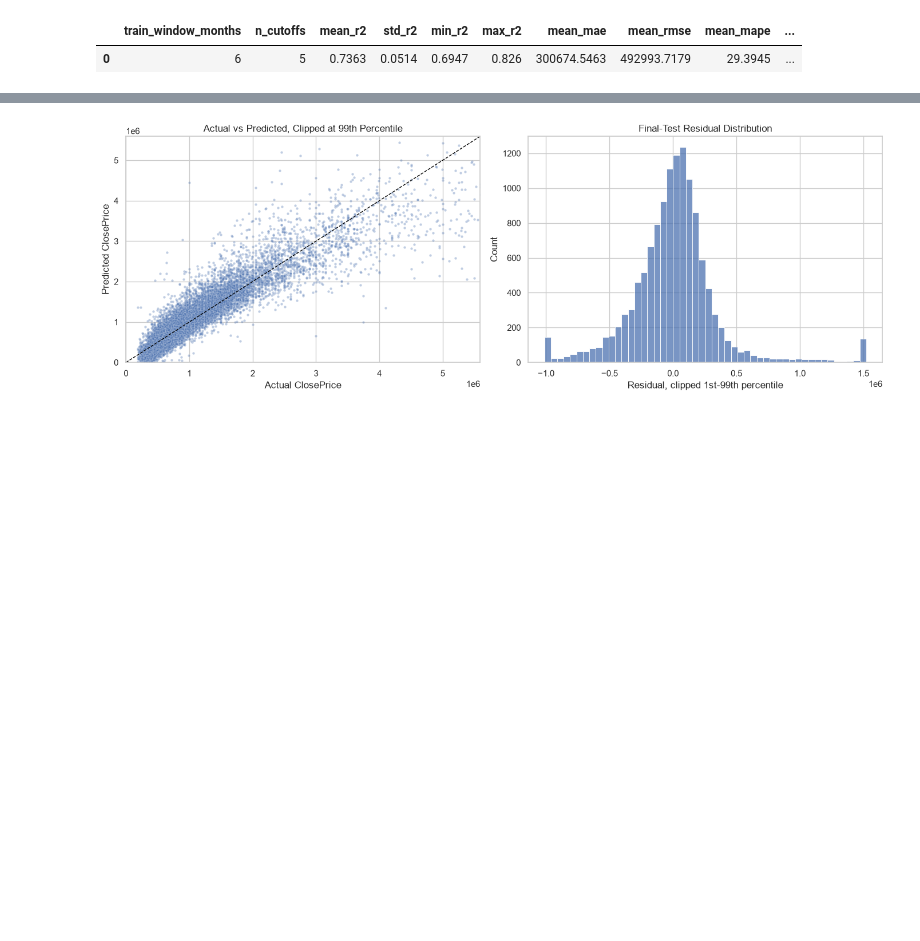
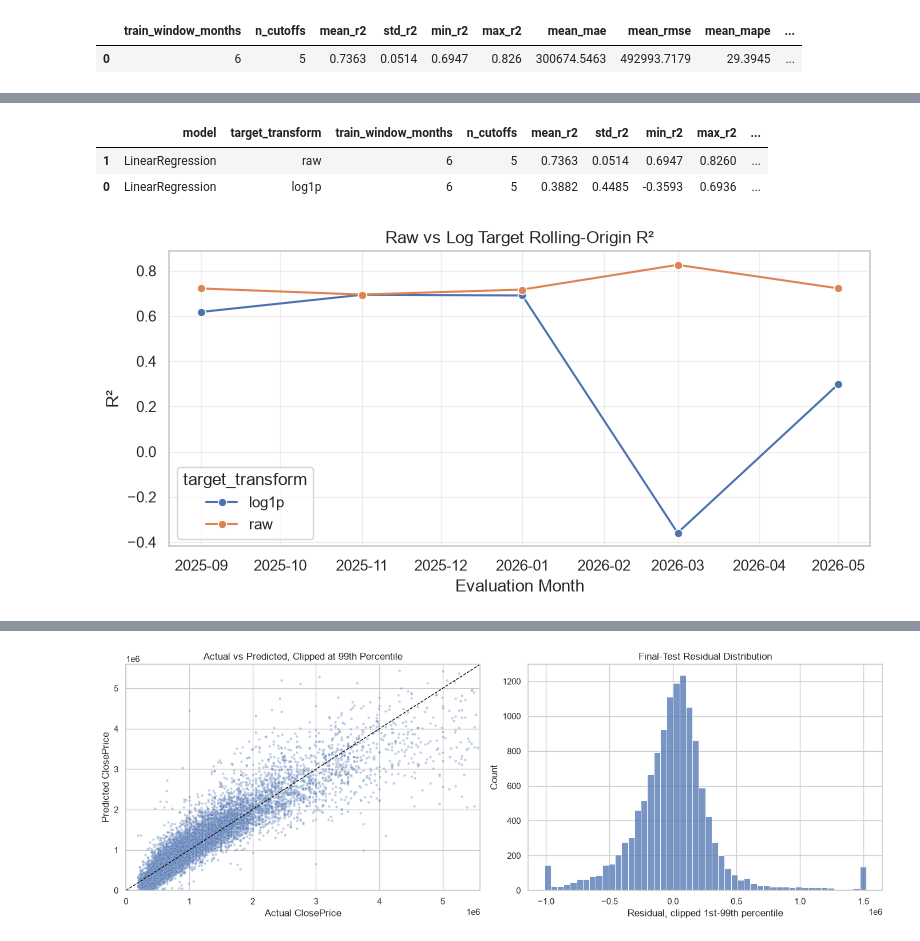
Before and after one commit to syp4137/idx-california-price-prediction, a Jupyter notebook: notebooks/03_baseline_model.ipynb, the cells around one changed output, grey strips where cells are left out. Drawn from its saved outputs; the diff is of its cells as text; code cells hidden in the pictures; blank space fills up the shorter version.

```diff
--- a/notebooks/03_baseline_model.ipynb
+++ b/notebooks/03_baseline_model.ipynb
@@ -316,0 +338,46 @@ display(stability_summary.round(4))
+# %%
+target_transform_results = pd.DataFrame(
+    run_historical_fold(plan_row, target_transform=target_transform)
+    for target_transform in ["raw", "log1p"]
+    for _, plan_row in historical_plan.iterrows()
+).sort_values(["target_transform", "eval_month"])
+
+target_transform_summary = (
+    target_transform_results
+    .groupby(["model", "target_transform", "train_window_months"], as_index=False)
+    .agg(
+        n_cutoffs=("eval_month", "nunique"),
+        mean_r2=("r2", "mean"),
+        std_r2=("r2", "std"),
+        min_r2=("r2", "min"),
+        max_r2=("r2", "max"),
+        mean_mae=("mae", "mean"),
+        mean_rmse=("rmse", "mean"),
+        mean_mape=("mape", "mean"),
+        mean_mdape=("mdape", "mean"),
+        std_mdape=("mdape", "std"),
+    )
+    .sort_values("mean_r2", ascending=False)
+)
+
+target_transform_results.to_csv(OUTPUT_DIR / "target_transform_rolling_origin_results.csv", index=False)
+target_transform_summary.to_csv(OUTPUT_DIR / "target_transform_summary.csv", index=False)
+
+display(target_transform_summary.round(4))
+
+target_plot_df = target_transform_results.copy()
+target_plot_df["eval_month_date"] = pd.to_datetime(target_plot_df["eval_month"])
+
+plt.figure(figsize=(8, 4))
+sns.lineplot(data=target_plot_df, x="eval_month_date", y="r2", hue="target_transform", marker="o")
+plt.title("Raw vs Log Target Rolling-Origin R²")
+plt.xlabel("Evaluation Month")
+plt.ylabel("R²")
+plt.grid(alpha=0.3)
+plt.tight_layout()
+plt.show()
+# %% [output]
+|  | model | target_transform | train_window_months | n_cutoffs | mean_r2 | std_r2 | min_r2 | max_r2 | ... |
+| 1 | LinearRegression | raw | 6 | 5 | 0.7363 | 0.0514 | 0.6947 | 0.8260 | ... |
+| 0 | LinearRegression | log1p | 6 | 5 | 0.3882 | 0.4485 | -0.3593 | 0.6936 | ... |
+[figure, added]
```
Also changed, not shown: parts of 8 cells of this notebook.
